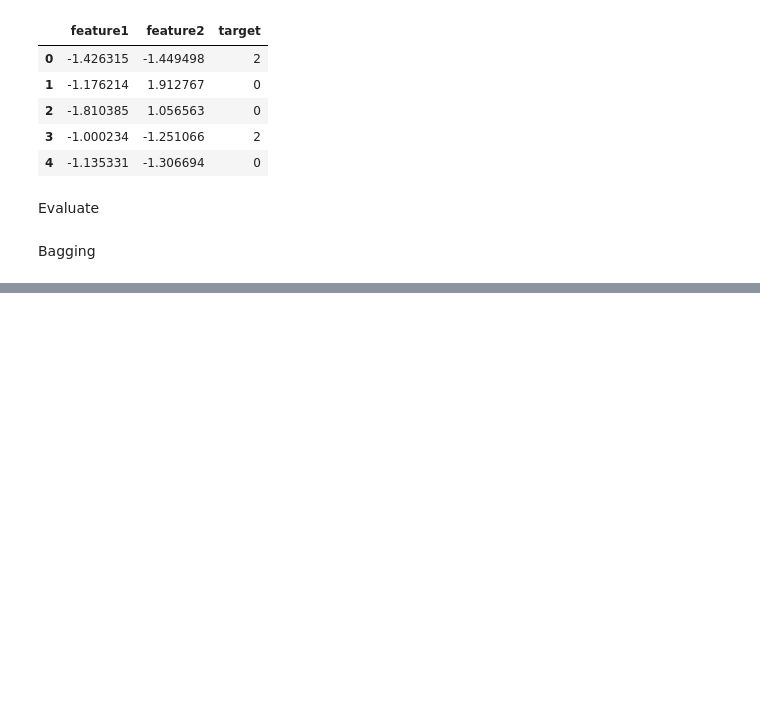
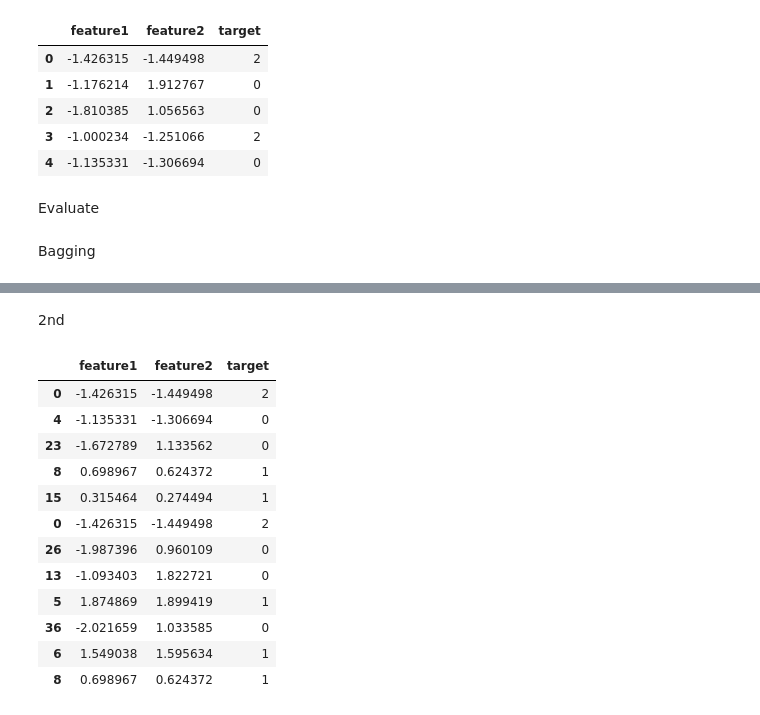
Before and after one commit to Khushi130404/Ensemble-Learning, a Jupyter notebook: Bagging_Ensemble/bagging_learning.ipynb, the cells around one changed output, grey strips where cells are left out. Saved outputs shown, nothing was run; the diff lists cells and outputs as text; code cells hidden in the pictures; blank space fills up the shorter version.

```diff
--- a/Bagging_Ensemble/bagging_learning.ipynb
+++ b/Bagging_Ensemble/bagging_learning.ipynb
@@ -82,0 +82,21 @@ evaluate(dt1,x,y)
+# %% [markdown]
+2nd
+# %%
+df_bag = df_train.sample(12,replace=True)
+x = df_bag.drop(columns=['target'])
+y = df_bag['target']
+df_bag
+# %% [output]
+|  | feature1 | feature2 | target |
+| 0 | -1.426315 | -1.449498 | 2 |
+| 4 | -1.135331 | -1.306694 | 0 |
+| 23 | -1.672789 | 1.133562 | 0 |
+| 8 | 0.698967 | 0.624372 | 1 |
+| 15 | 0.315464 | 0.274494 | 1 |
+| 0 | -1.426315 | -1.449498 | 2 |
+| 26 | -1.987396 | 0.960109 | 0 |
+| 13 | -1.093403 | 1.822721 | 0 |
+| 5 | 1.874869 | 1.899419 | 1 |
+| 36 | -2.021659 | 1.033585 | 0 |
+| 6 | 1.549038 | 1.595634 | 1 |
+| 8 | 0.698967 | 0.624372 | 1 |
```
Also changed, not shown: parts of 4 cells of this notebook.
